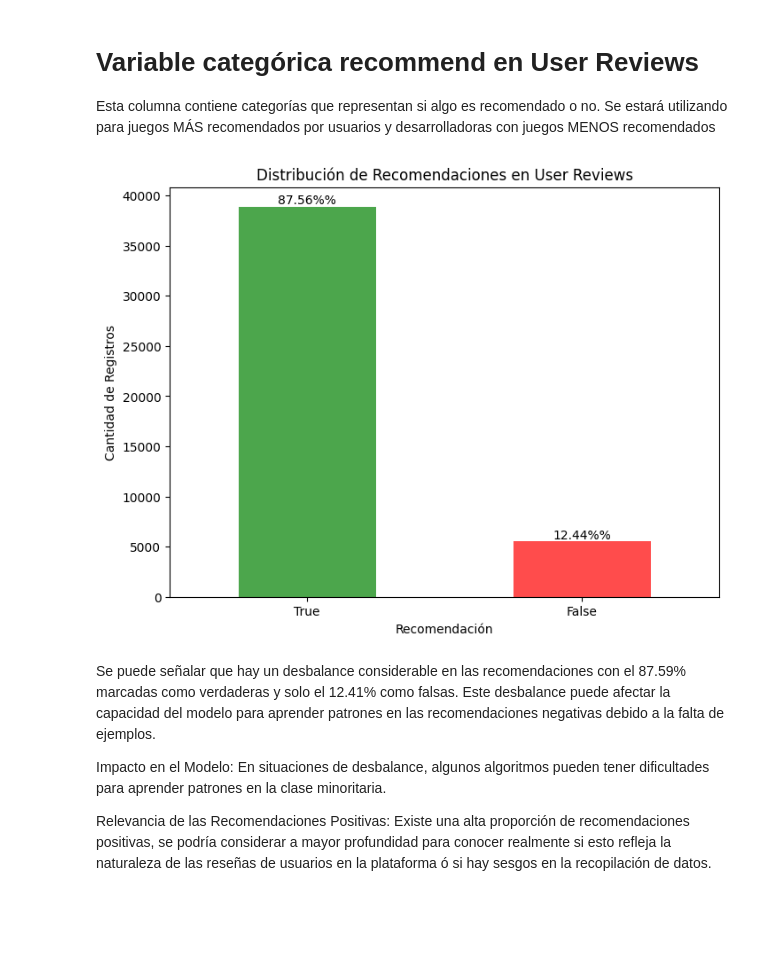
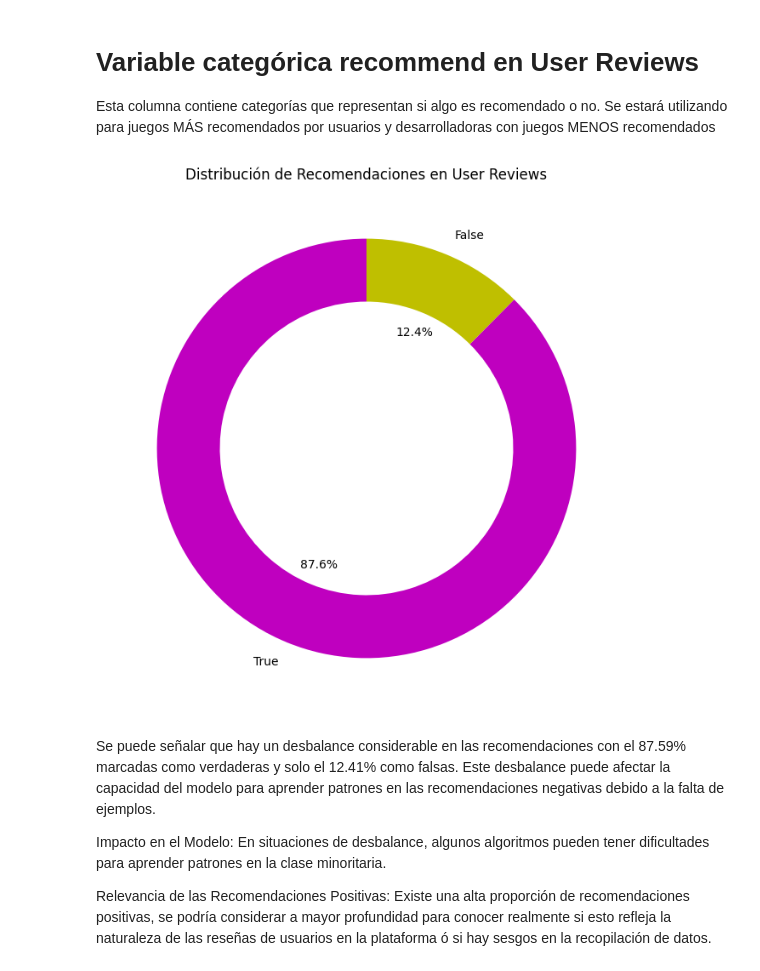
Before and after one commit to Gabbriela07/primer_integrador_henry, a Jupyter notebook: 03 - EDA/analisis_exploratorio_de_datos.ipynb, the cells around one changed output. Cells and saved outputs as stored; diff of their text form; code cells hidden in the pictures; blank space fills up the shorter version.

Commit message:
Agregar modificaciones

```diff
--- a/03 - EDA/analisis_exploratorio_de_datos.ipynb
+++ b/03 - EDA/analisis_exploratorio_de_datos.ipynb
@@ -49,25 +48,16 @@ resumen_recomendaciones = pd.DataFrame({
 
 # Ordenar el DataFrame por el conteo de mayor a menor
 resumen_recomendaciones = resumen_recomendaciones.sort_values(by='Conteo', ascending=False)
-# %%
-import matplotlib.pyplot as plt
-
-# Crear un gráfico de barras para visualizar las recomendaciones
-plt.figure(figsize=(8, 6))
-bars = resumen_recomendaciones['Conteo'].plot(kind='bar', color=['green', 'red'], alpha=0.7)
-plt.title('Distribución de Recomendaciones en User Reviews')
-plt.xlabel('Recomendación')
-plt.ylabel('Cantidad de Registros')
-
-# Agregar etiquetas con el porcentaje a cada barra
-for bar, percentage in zip(bars.patches, resumen_recomendaciones['Porcentaje']):
-    height = bar.get_height()
-    plt.text(bar.get_x() + bar.get_width() / 2, height + 5, f'{percentage}%', ha='center', va='bottom')
-
-plt.xticks(rotation=0)
-plt.show()
-# %% [output]
-[figure, removed]
+# %%
+import matplotlib.pyplot as plt
+
+# Crear un gráfico de pastel para visualizar las recomendaciones
+plt.figure(figsize=(8, 8))
+plt.pie(resumen_recomendaciones['Conteo'], labels=resumen_recomendaciones.index, autopct='%1.1f%%', colors=['#BF00BF', '#BFBF00'], startangle=90, wedgeprops=dict(width=0.3))
+plt.title('Distribución de Recomendaciones en User Reviews')
+plt.show()
+# %% [output]
+[figure, added]
 # %% [markdown]
 Se puede señalar que hay un desbalance considerable en las recomendaciones con el 87.59% marcadas como verdaderas y solo el 12.41% como falsas. Este desbalance puede afectar la capacidad del modelo para aprender patrones en las recomendaciones negativas debido a la falta de ejemplos.
 
```
Also changed, not shown: parts of 9 cells of this notebook.
